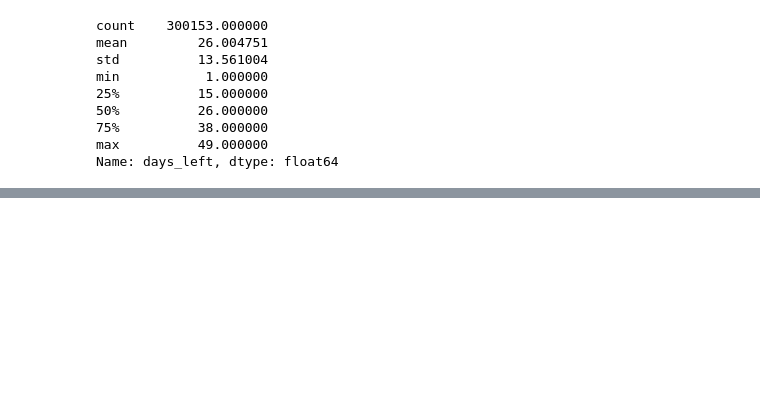
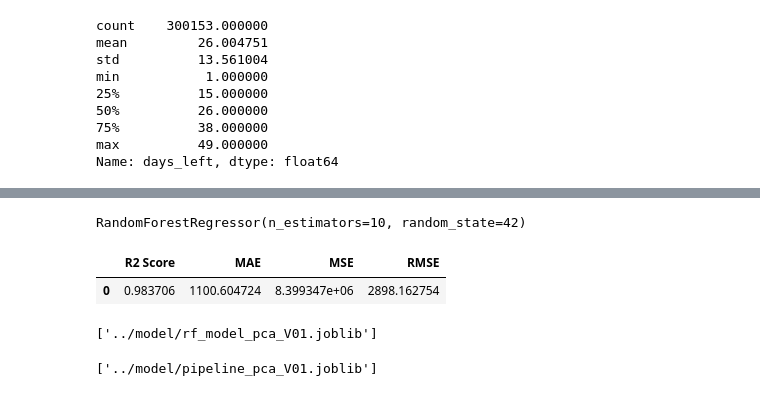
Before and after one commit to anuj-kumar-30/airline_ai_assistant, a Jupyter notebook: notebooks/notebook01.ipynb, the cells around one changed output, grey strips where cells are left out. Saved outputs shown, nothing was run; the diff lists cells and outputs as text; code cells hidden in the pictures; blank space fills up the shorter version.

```diff
--- a/notebooks/notebook01.ipynb
+++ b/notebooks/notebook01.ipynb
@@ -29,12 +32,17 @@ df.drop(columns=['Unnamed: 0'], inplace=True)
 # %% [markdown]
 # Pipeline
 # %%
+from sklearn.decomposition import PCA
 onehot_cols = ['airline', 'flight', 'source_city', 'departure_time', 'arrival_time', 'destination_city']
 Ordinal_encoding = ColumnTransformer([
     ('ordinal_class', OrdinalEncoder(categories=[['Economy', 'Business']]), [7]),
     ('ordinal_stops', OrdinalEncoder(categories=[['zero', 'one', 'two_or_more']]), [4]),
     ('ohe_encoder', OneHotEncoder(sparse_output=False, handle_unknown='ignore'), onehot_cols)
 ], remainder='passthrough')
+
+pca_pipe = Pipeline([
+    ('pca', PCA(n_components=14))
+])
 # %%
 df.info()
 # %% [output]
@@ -86,6 +94,7 @@ Name: count, dtype: int64
 # %%
 pipe = Pipeline([
     ("OrdinalEncoder", Ordinal_encoding),
+    ("pca", pca_pipe)
 ])
 # %%
 # pipe.fit(df)
@@ -176,6 +189,6 @@ Label: (60031,)
 # %%
 # X_train.info()
 # %%
-rf_model = RandomForestRegressor(n_estimators=10, random_state=42)
-rf_model.fit(X_train, y_train)
+# rf_model = RandomForestRegressor(n_estimators=10, random_state=42)
+# rf_model.fit(X_train, y_train)
 # %%
@@ -202,0 +238,44 @@ display(score_matrix)
+# %%
+from sklearn.ensemble import RandomForestRegressor
+rf_model_pca = RandomForestRegressor(n_estimators=10, random_state=42)
+rf_model_pca.fit(X_train, y_train)
+# %% [output]
+RandomForestRegressor(n_estimators=10, random_state=42)
+# %%
+from sklearn.metrics import r2_score, mean_absolute_error, mean_squared_error
+import pandas as pd
+import numpy as np
+
+y_pred = rf_model_pca.predict(X_test)
+
+# Calculate metrics
+r2 = r2_score(y_test, y_pred)
+mae = mean_absolute_error(y_test, y_pred)
+mse = mean_squared_error(y_test, y_pred)
+rmse = np.sqrt(mse)
+
+# Create a score matrix (DataFrame)
+score_matrix = pd.DataFrame({
+    'R2 Score': [r2],
+    'MAE': [mae],
+    'MSE': [mse],
+    'RMSE': [rmse]
+})
+
+display(score_matrix)
+# %% [output]
+|  | R2 Score | MAE | MSE | RMSE |
+| 0 | 0.983706 | 1100.604724 | 8.399347e+06 | 2898.162754 |
+# %%
+import joblib
+joblib.dump(rf_model_pca, '../model/rf_model_pca_V01.joblib')
+# %% [output]
+['../model/rf_model_pca_V01.joblib']
+# %%
+# After fitting your pipeline
+pipe.fit(df.drop(columns=['price']), df['price'])  # or just fit on X, y
+
+import joblib
+joblib.dump(pipe, '../model/pipeline_pca_V01.joblib')
+# %% [output]
+['../model/pipeline_pca_V01.joblib']
```
Also changed, not shown: parts of 12 cells of this notebook, 20 other files.
